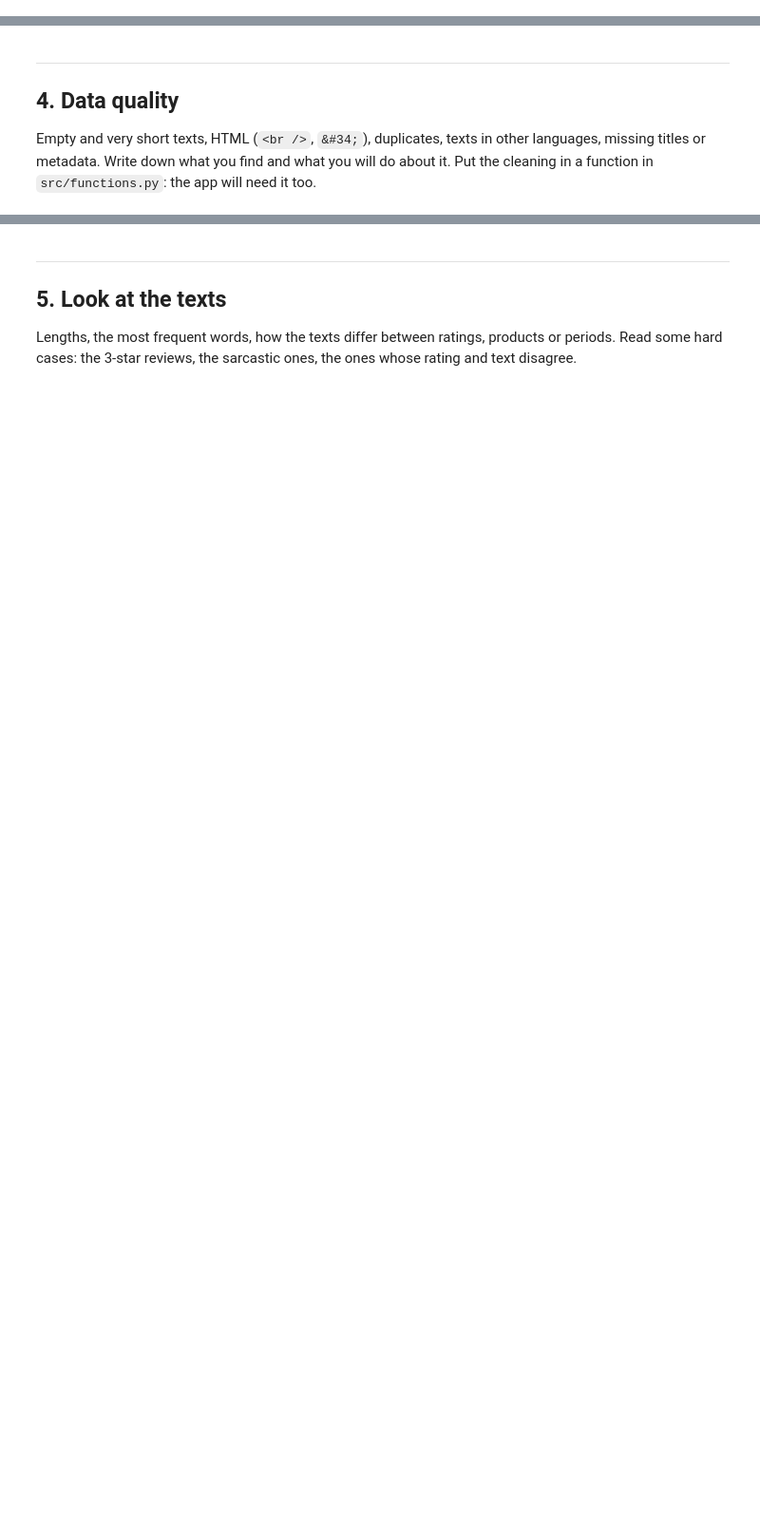
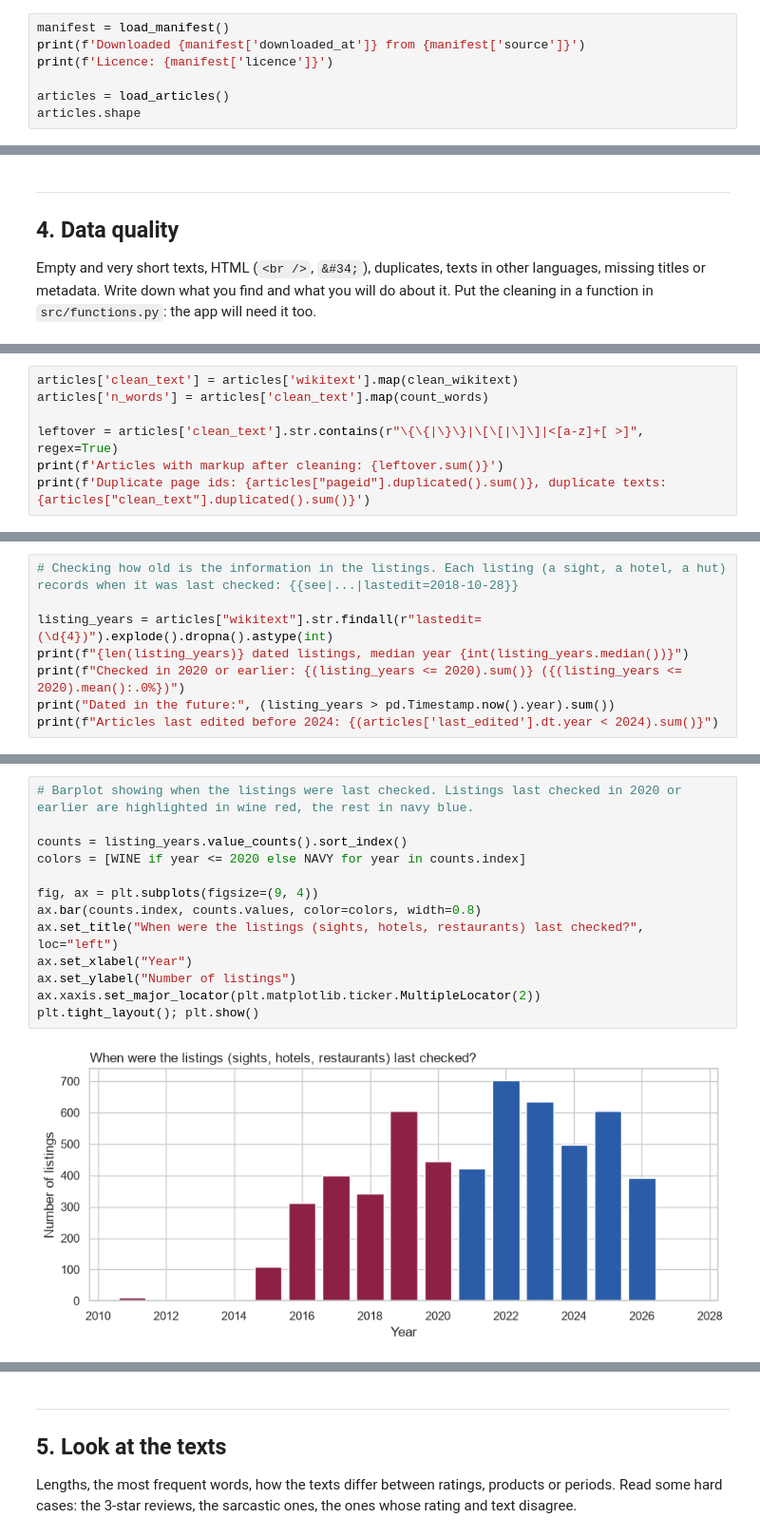
Before and after one commit to jkrstevska/project-3-ai-product, a Jupyter notebook: notebooks/01_framing_and_baseline.ipynb, the cells around one changed output, grey strips where cells are left out. Shown at 95% size. Drawn from its saved outputs; the diff is of its cells as text; blank space fills up the shorter version.

```diff
--- a/notebooks/01_framing_and_baseline.ipynb
+++ b/notebooks/01_framing_and_baseline.ipynb
@@ -47,3 +74,10 @@ You wrote a first version on launch day. Refine it here.
 ## 2. Load the data
 
 Run `python download_data.py` (or `python download_data.py clothing`) from the repo root first. Your files land in `data/raw/`, which is gitignored.
+# %%
+manifest = load_manifest()
+print(f'Downloaded {manifest['downloaded_at']} from {manifest['source']}')
+print(f'Licence: {manifest['licence']}')
+
+articles = load_articles()
+articles.shape
@@ -59,0 +228,7 @@ Empty and very short texts, HTML (`<br />`, `&#34;`), duplicates, texts in other
+# %%
+articles['clean_text'] = articles['wikitext'].map(clean_wikitext)
+articles['n_words'] = articles['clean_text'].map(count_words)
+
+leftover = articles['clean_text'].str.contains(r"\{\{|\}\}|\[\[|\]\]|<[a-z]+[ >]", regex=True)
+print(f'Articles with markup after cleaning: {leftover.sum()}')
+print(f'Duplicate page ids: {articles["pageid"].duplicated().sum()}, duplicate texts: {articles["clean_text"].duplicated().sum()}')
@@ -59,0 +295,8 @@ Empty and very short texts, HTML (`<br />`, `&#34;`), duplicates, texts in other
+# %%
+# Checking how old is the information in the listings. Each listing (a sight, a hotel, a hut) records when it was last checked: {{see|...|lastedit=2018-10-28}}
+
+listing_years = articles["wikitext"].str.findall(r"lastedit=(\d{4})").explode().dropna().astype(int)
+print(f"{len(listing_years)} dated listings, median year {int(listing_years.median())}")
+print(f"Checked in 2020 or earlier: {(listing_years <= 2020).sum()} ({(listing_years <= 2020).mean():.0%})")
+print("Dated in the future:", (listing_years > pd.Timestamp.now().year).sum())
+print(f"Articles last edited before 2024: {(articles['last_edited'].dt.year < 2024).sum()}")
@@ -59,0 +308,15 @@ Empty and very short texts, HTML (`<br />`, `&#34;`), duplicates, texts in other
+# %%
+# Barplot showing when the listings were last checked. Listings last checked in 2020 or earlier are highlighted in wine red, the rest in navy blue.
+
+counts = listing_years.value_counts().sort_index()
+colors = [WINE if year <= 2020 else NAVY for year in counts.index]
+
+fig, ax = plt.subplots(figsize=(9, 4))
+ax.bar(counts.index, counts.values, color=colors, width=0.8)
+ax.set_title("When were the listings (sights, hotels, restaurants) last checked?", loc="left")
+ax.set_xlabel("Year")
+ax.set_ylabel("Number of listings")
+ax.xaxis.set_major_locator(plt.matplotlib.ticker.MultipleLocator(2))
+plt.tight_layout(); plt.show()
+# %% [output]
+[figure, added]
```
Also changed, not shown: parts of 54 cells of this notebook, 14 other files.
